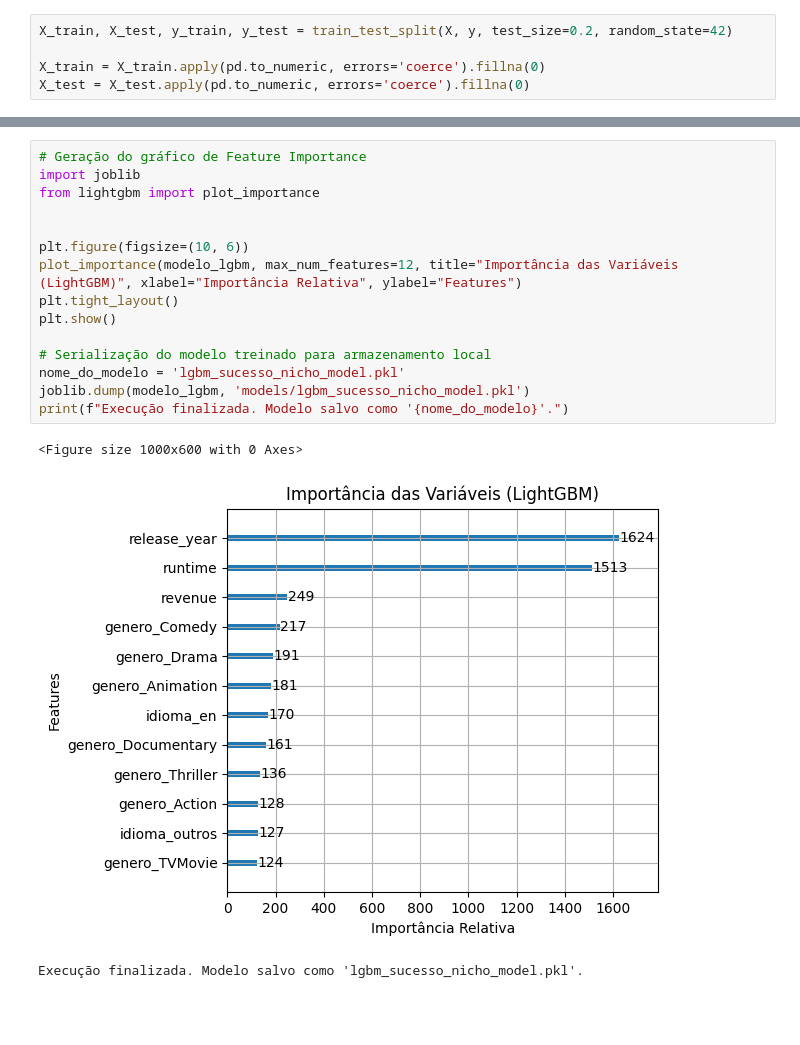
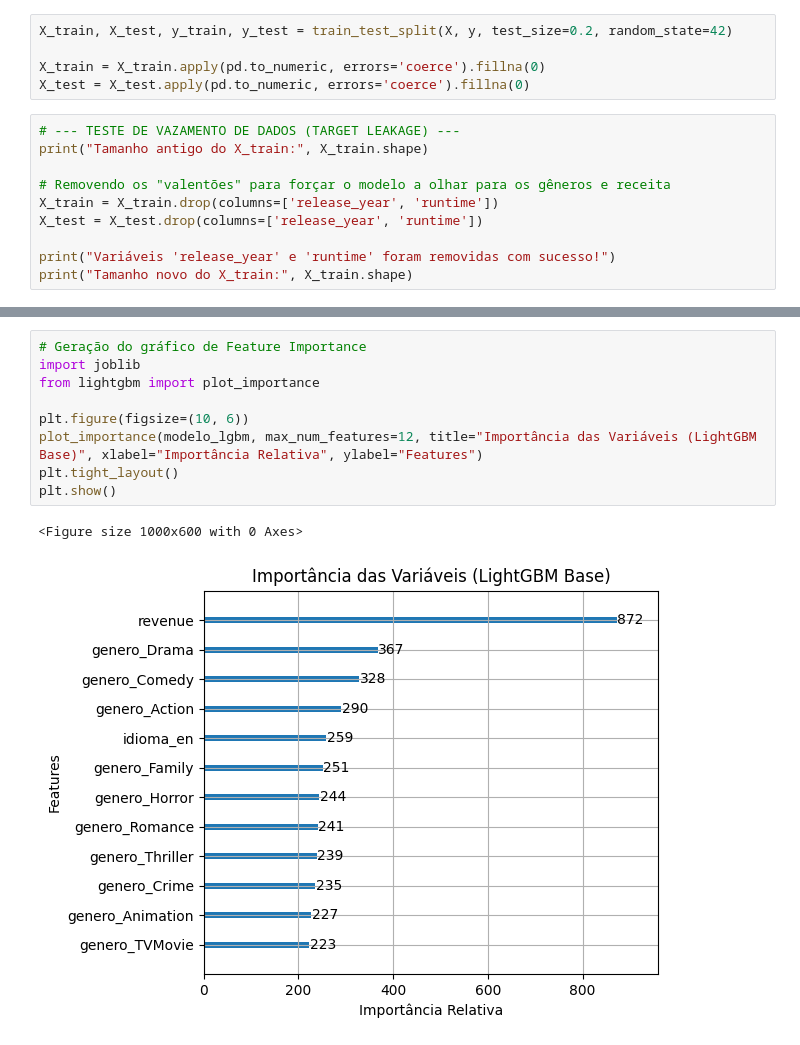
Before and after one commit to DhaviRodrigues/Projeto_PISI3_2026, a Jupyter notebook: classificacao/classificacao_lgbm.ipynb, the cells around one changed output, grey strips where cells are left out. Saved outputs shown, nothing was run; the diff lists cells and outputs as text; blank space fills up the shorter version.

```diff
--- a/classificacao/classificacao_lgbm.ipynb
+++ b/classificacao/classificacao_lgbm.ipynb
@@ -56,3 +56,13 @@ X_train, X_test, y_train, y_test = train_test_split(X, y, test_size=0.2, random_
 
 X_train = X_train.apply(pd.to_numeric, errors='coerce').fillna(0)
 X_test = X_test.apply(pd.to_numeric, errors='coerce').fillna(0)
+# %%
+# --- TESTE DE VAZAMENTO DE DADOS (TARGET LEAKAGE) ---
+print("Tamanho antigo do X_train:", X_train.shape)
+
+# Removendo os "valentões" para forçar o modelo a olhar para os gêneros e receita
+X_train = X_train.drop(columns=['release_year', 'runtime'])
+X_test = X_test.drop(columns=['release_year', 'runtime'])
+
+print("Variáveis 'release_year' e 'runtime' foram removidas com sucesso!")
+print("Tamanho novo do X_train:", X_train.shape)
@@ -111,22 +125,15 @@ Matriz de Confusão:
 # %%
 # Geração do gráfico de Feature Importance
 import joblib
 from lightgbm import plot_importance
 
-
 plt.figure(figsize=(10, 6))
-plot_importance(modelo_lgbm, max_num_features=12, title="Importância das Variáveis (LightGBM)", xlabel="Importância Relativa", ylabel="Features")
+plot_importance(modelo_lgbm, max_num_features=12, title="Importância das Variáveis (LightGBM Base)", xlabel="Importância Relativa", ylabel="Features")
 plt.tight_layout()
 plt.show()
-
-# Serialização do modelo treinado para armazenamento local
-nome_do_modelo = 'lgbm_sucesso_nicho_model.pkl'
-joblib.dump(modelo_lgbm, 'models/lgbm_sucesso_nicho_model.pkl')
-print(f"Execução finalizada. Modelo salvo como '{nome_do_modelo}'.")
 # %% [output]
 <Figure size 1000x600 with 0 Axes>
-[figure, old version]
+[figure, new version]
-Execução finalizada. Modelo salvo como 'lgbm_sucesso_nicho_model.pkl'.
 # %%
 from sklearn.model_selection import GridSearchCV
 from lightgbm import LGBMClassifier
```
Also changed, not shown: parts of 7 cells of this notebook, 1 other file.
